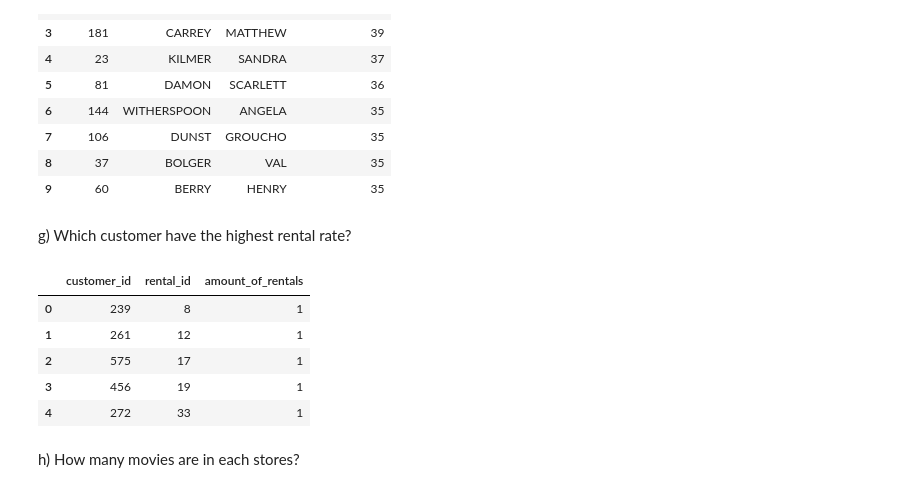
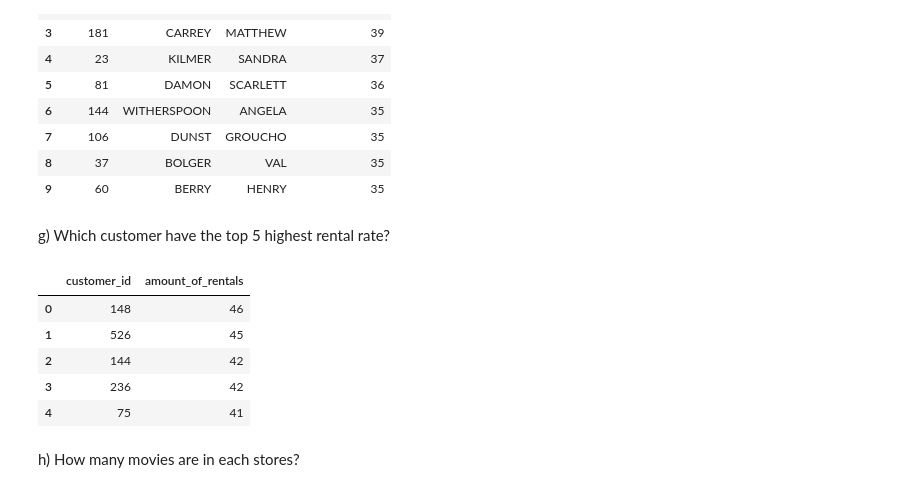
Before and after one commit to aliciagez/sakila_lab_alicia_gezelius, a Jupyter notebook: sakila_querie.ipynb, the cells around one changed output. Cells and saved outputs as stored; diff of their text form; code cells hidden in the pictures.

```diff
--- a/sakila_querie.ipynb
+++ b/sakila_querie.ipynb
@@ -176,26 +176,25 @@ LIMIT 10;
 | 8 | 37 | BOLGER | VAL | 35 |
 | 9 | 60 | BERRY | HENRY | 35 |
 # %% [markdown]
-g) Which customer have the highest rental rate?
+g) Which customer have the top 5 highest rental rate?
 # %%
 duckdb_query("""
 SELECT
     a.customer_id,
-    ab.rental_id,
-    COUNT(*) AS amount_of_rentals
+    COUNT(rental_id) AS amount_of_rentals
 FROM staging.rental ab
 LEFT JOIN staging.customer a ON a.customer_id = ab.customer_id
-GROUP BY a.customer_id, ab.rental_id,
+GROUP BY a.customer_id
 ORDER BY amount_of_rentals DESC
 LIMIT 5;
 """)
 # %% [output]
-|  | customer_id | rental_id | amount_of_rentals |
-| 0 | 239 | 8 | 1 |
-| 1 | 261 | 12 | 1 |
-| 2 | 575 | 17 | 1 |
-| 3 | 456 | 19 | 1 |
-| 4 | 272 | 33 | 1 |
+|  | customer_id | amount_of_rentals |
+| 0 | 148 | 46 |
+| 1 | 526 | 45 |
+| 2 | 144 | 42 |
+| 3 | 236 | 42 |
+| 4 | 75 | 41 |
 # %% [markdown]
 h)  How many movies are in each stores?
 # %%
```
Also changed, not shown: parts of 2 cells of this notebook.
